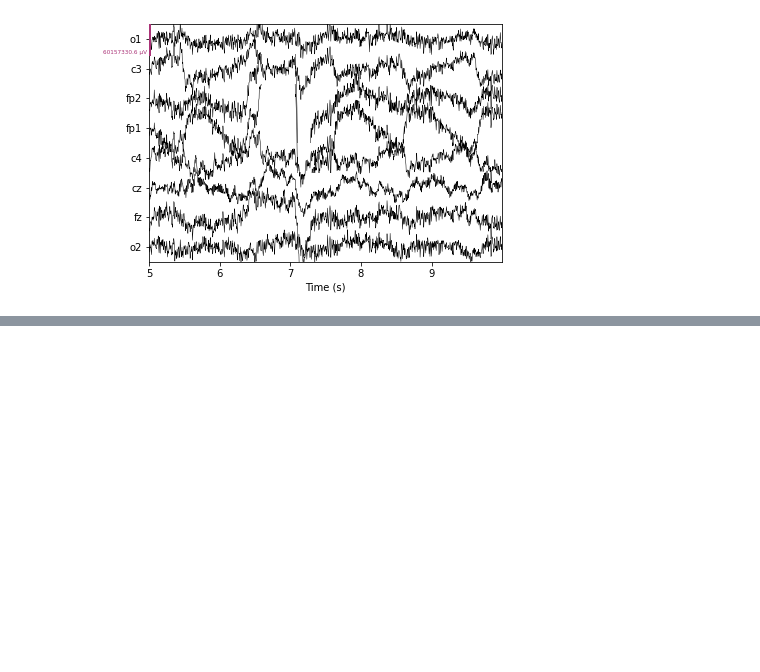
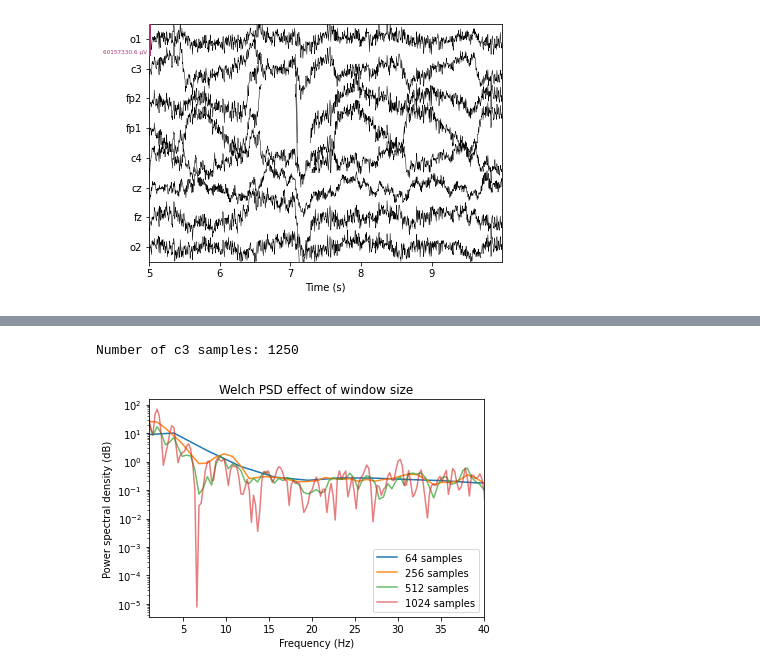
Before and after one commit to NXT-Wheelchair-Team/bci-cursor-control, a Jupyter notebook: notebooks/3-24-first-analysis.ipynb, the cells around one changed output, grey strips where cells are left out. Drawn from its saved outputs; the diff is of its cells as text; code cells hidden in the pictures; blank space fills up the shorter version.

Commit message:
Test effect of welch PSD window size

```diff
--- a/notebooks/3-24-first-analysis.ipynb
+++ b/notebooks/3-24-first-analysis.ipynb
@@ -74,0 +83,36 @@ Effective window size : 5.004 (s)
+# %%
+c3_5s = raw.get_data(picks=['c3'], start=(250 * 5), stop=(250 * 10))[0]  # 5->10 seconds
+print(f"Number of c3 samples: {len(c3_5s)}")
+
+psd_results = []
+windows = (64, 256, 512, 1024)
+for window_size_samples in windows:  # corresponds to roughly .25, 1, 2, and 4 seconds at 250 Hz samp rate
+    psd_results.append(brainflow.DataFilter.get_psd_welch(
+        c3_5s,
+        nfft=window_size_samples,
+        overlap=window_size_samples // 2,
+        sampling_rate=250,
+        window=brainflow.WindowFunctions.BLACKMAN_HARRIS.value
+    ))
+# %% [output]
+Number of c3 samples: 1250
+# %%
+import matplotlib.pyplot as plt
+
+plt.subplot(1, 1, 1)
+alphas = [1, .9, .7, .6]
+
+for result, window_size, alpha in zip(psd_results, windows, alphas):
+    freq = result[1]
+    value = result[0]
+    plt.plot(freq, value, label=f"{window_size} samples", alpha=alpha)
+
+plt.title("Welch PSD effect of window size")
+plt.yscale("log")
+plt.xlim(1,40)
+plt.xlabel("Frequency (Hz)")
+plt.ylabel("Power spectral density (dB)")
+plt.legend()
+plt.show()
+# %% [output]
+[figure, added]
```
Also changed, not shown: parts of 2 cells of this notebook.
